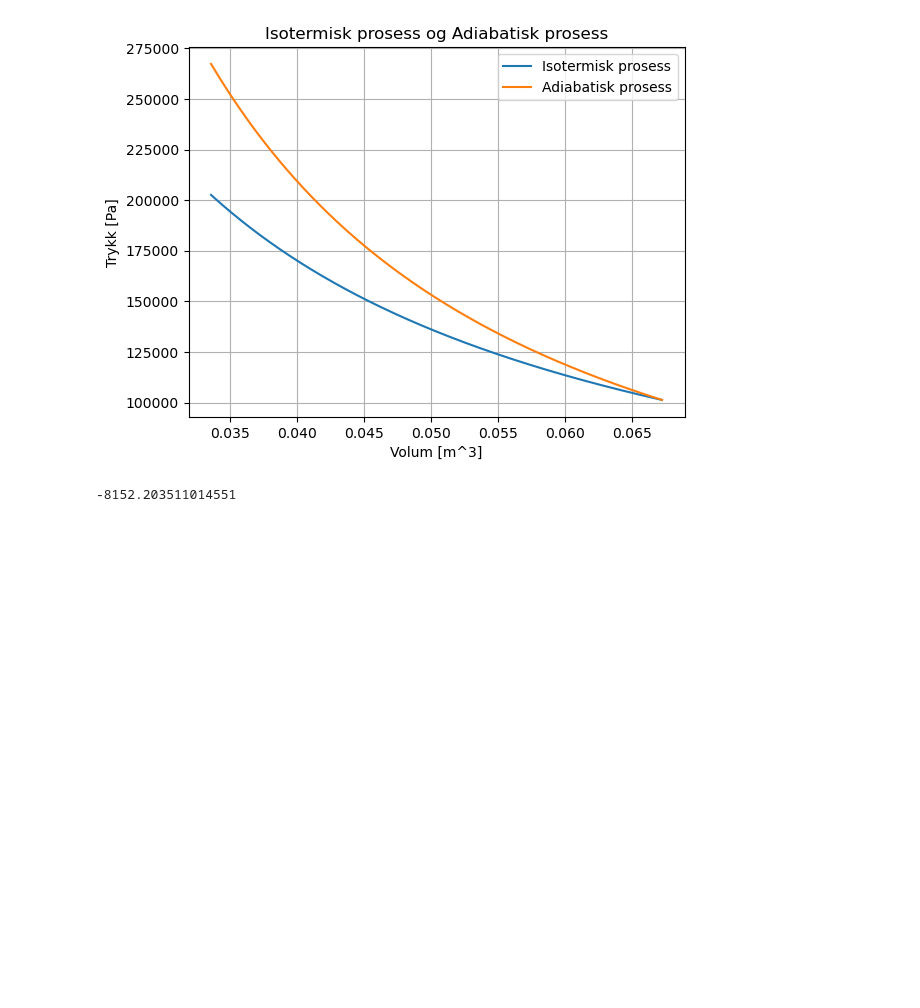
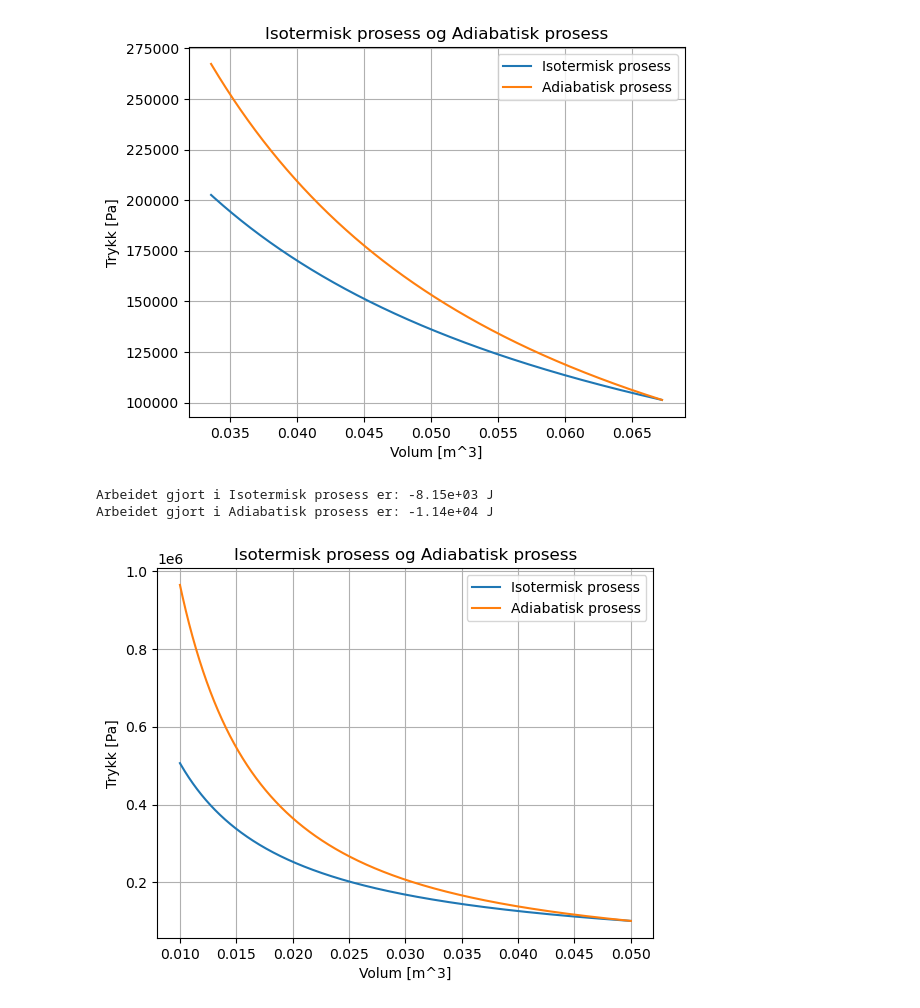
Before and after one commit to Tycho887/FYS102_FYS155, a Jupyter notebook: kollokvie_termo_oppgave5.ipynb, the cells around one changed output. Cells and saved outputs as stored; diff of their text form; code cells hidden in the pictures; blank space fills up the shorter version.

Commit message:
videre arbeid

```diff
--- a/kollokvie_termo_oppgave5.ipynb
+++ b/kollokvie_termo_oppgave5.ipynb
@@ -48,26 +48,36 @@ plot_processes(isoterm_prosess,adiabatisk_prosess)
 # %%
 import termoPy as TP
 
 mol = TP.IdealGas(P1=1*atm,V1=50*L,T1=273).n
 
 # Normaltilstand
 
 P  = 1.0 * atm
 T = 273
 V1 = 50*L
 V2 = 10*L
 k = 10000
 
 isoterm_prosess    = TP.Isothermal(n=mol, T = T, V1 = V1, P1 = P)
 adiabatisk_prosess = TP.Adiabatic(n=mol, T1 = T, V1 = V1, P1 = P,gamma = 7/5)
 
 isoterm_prosess.generate_data_from_dV(V2,steps=k)
 adiabatisk_prosess.generate_data_from_dV(V2,steps=k)
 
 def integrate(A):
     dV = (V2-V1)/k
-    return dV*np.sum(A.pressure)
+    arbeid = dV*np.sum(A.pressure)
+    print(f"Arbeidet gjort i {A.title} er: {arbeid:.3g} J")
+    return arbeid
 
-print(integrate(isoterm_prosess),isoterm_prosess.calculate_work_done_by())
+iso_arbeid = integrate(isoterm_prosess)
+adi_arbeid = integrate(adiabatisk_prosess)
+print(f"""Forskjellen i forventet arbeid er:
+for isotermisk: {abs(isoterm_prosess.calculate_work_done_by()-iso_arbeid:.2f) J}
+for Adiabatisk: {abs(adiabatisk_prosess.calculate_work_done_by()-adi_arbeid:.2f) J}
+""")
+plot_processes(isoterm_prosess,adiabatisk_prosess)
 # %% [output]
--8152.203511014551
+Arbeidet gjort i Isotermisk prosess er: -8.15e+03 J
+Arbeidet gjort i Adiabatisk prosess er: -1.14e+04 J
+[figure, added]
```
Also changed, not shown: 1 other file.
